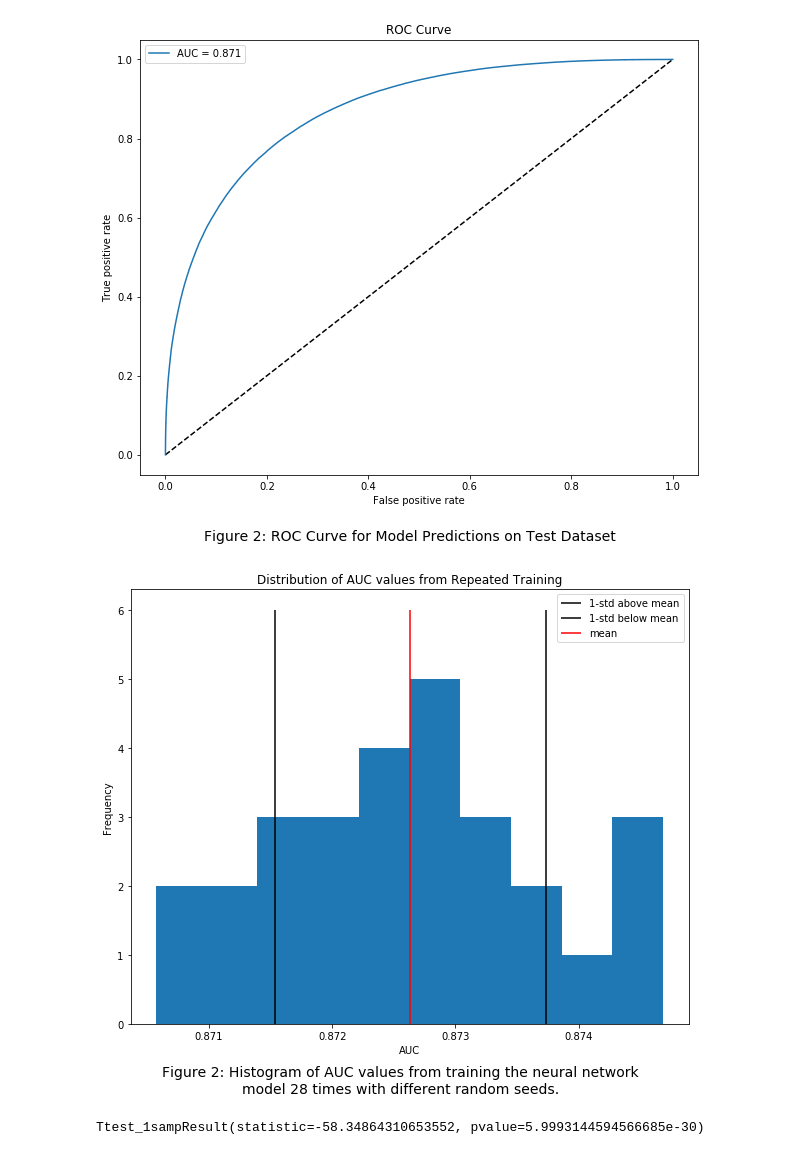
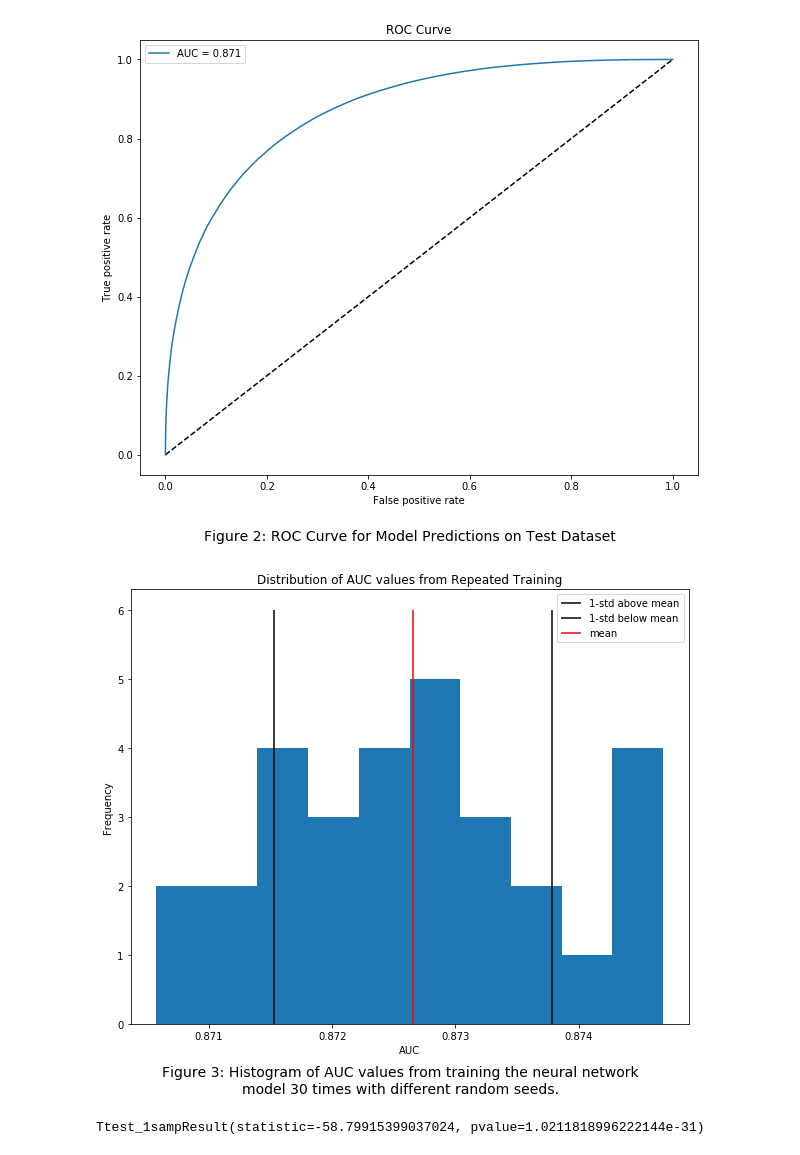
Before and after one commit to sjmiller8182/quant-the-world, a Jupyter notebook: case_study_6/Searching for the Higgs Boson with Deep Learning.ipynb, the cells around one changed output. Saved outputs shown, nothing was run; the diff lists cells and outputs as text; code cells hidden in the pictures.

Commit message:
Add final results

```diff
--- a/case_study_6/Searching for the Higgs Boson with Deep Learning.ipynb
+++ b/case_study_6/Searching for the Higgs Boson with Deep Learning.ipynb
@@ -516,7 +543,9 @@ repeated_runs_auc = [
     0.8729691505432129,
     0.8722008466720581,
     0.8719663619995117,
-    0.872745156288147
+    0.872745156288147,
+    0.8715148568153381,
+    0.874409019947052
 
 ]
 
@@ -548,7 +577,9 @@ repeated_runs_loss = [
     0.44829028844833374,
     0.4492127597332001,
     0.4502909183502197,
-    0.44889262318611145
+    0.44889262318611145,
+    0.4506274461746216,
+    0.446505069732666
 
 ]
 
@@ -580,41 +611,44 @@ repeated_runs_acc = [
     0.7877079844474792,
     0.7870500087738037,
     0.7871119976043701,
-    0.7873460054397583
+    0.7873460054397583,
+    0.7863839864730835,
+    0.789322018623352
 
 ]
 # %%
 #just use this to up sample
 runs = list()
 #for _ in range(100):
 #    runs.append(np.random.choice(repeated_runs_auc, 100).mean())
 runs = runs + repeated_runs_auc
 
 # plot the distributions of AUC
 
 mean = np.mean(runs)
 std = np.std(runs)
 
 plt.figure(figsize=(10,8))
 canvas = plt.hist(runs)
 max_height = max(canvas[0])
 plt.vlines(mean + std, 0, max_height+1, label = '1-std above mean')
 plt.vlines(mean - std, 0, max_height+1, label = '1-std below mean')
 plt.vlines(mean, 0, max_height+1, label = 'mean', color='r')
 plt.title('Distribution of AUC values from Repeated Training')
 plt.xlabel('AUC')
 plt.ylabel('Frequency')
 
-caption = 'Figure 2: Histogram of AUC values from training the neural network\n\
+caption = 'Figure 3: Histogram of AUC values from training the neural network\n\
 model ' + str(len(runs)) + ' times with different random seeds.'
 plt.figtext(0.5, 0.01, caption, wrap=True, horizontalalignment='center', fontsize=14);
 # plot the reference from the paper
 #plt.vlines(0.885, 0, max_height+1, label = 'reference mean', color='b')
 plt.legend();
+plt.savefig('./images/auc_distribution.png')
 # %% [output]
-[figure, old version]
+[figure, new version]
 # %%
 # test auc scores against mean from paper
 ttest_1samp(runs, 0.885)
 # %% [output]
-Ttest_1sampResult(statistic=-58.34864310653552, pvalue=5.9993144594566685e-30)
+Ttest_1sampResult(statistic=-58.79915399037024, pvalue=1.0211818996222144e-31)
```
Also changed, not shown: parts of 10 cells of this notebook.
